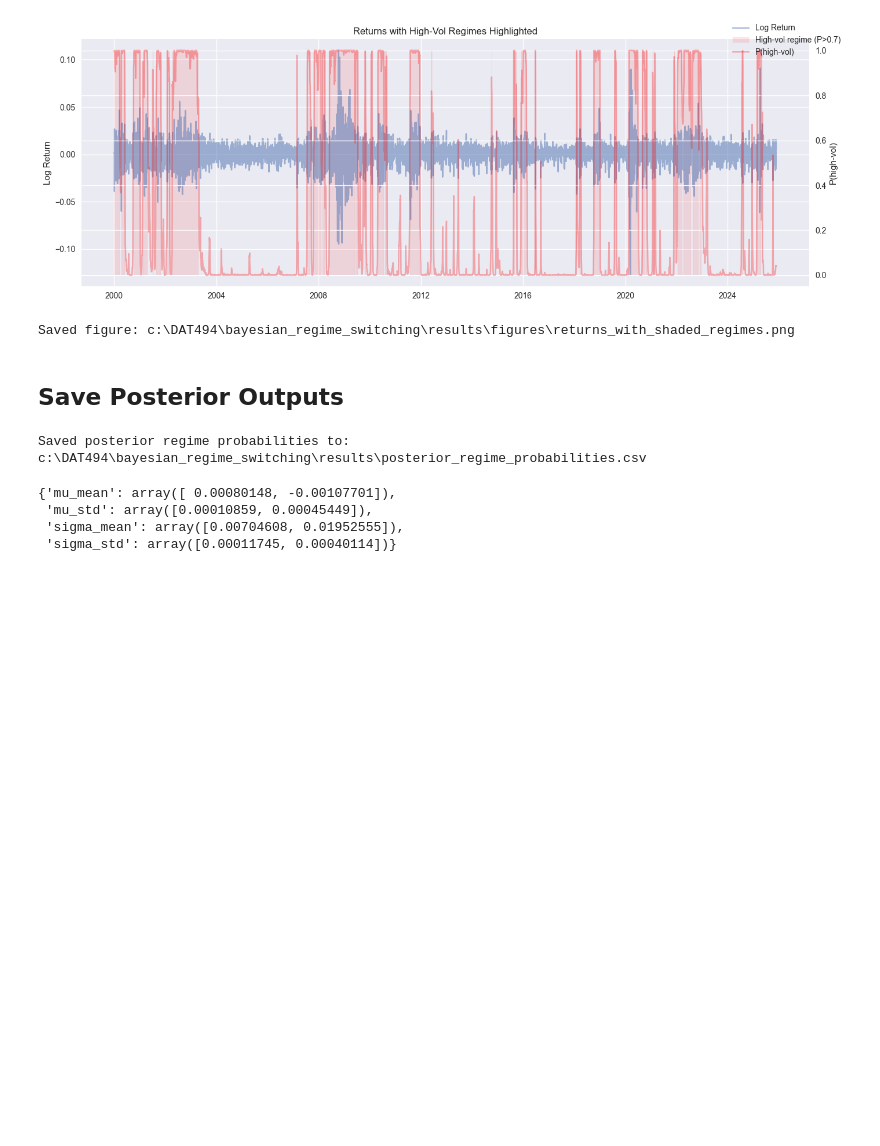
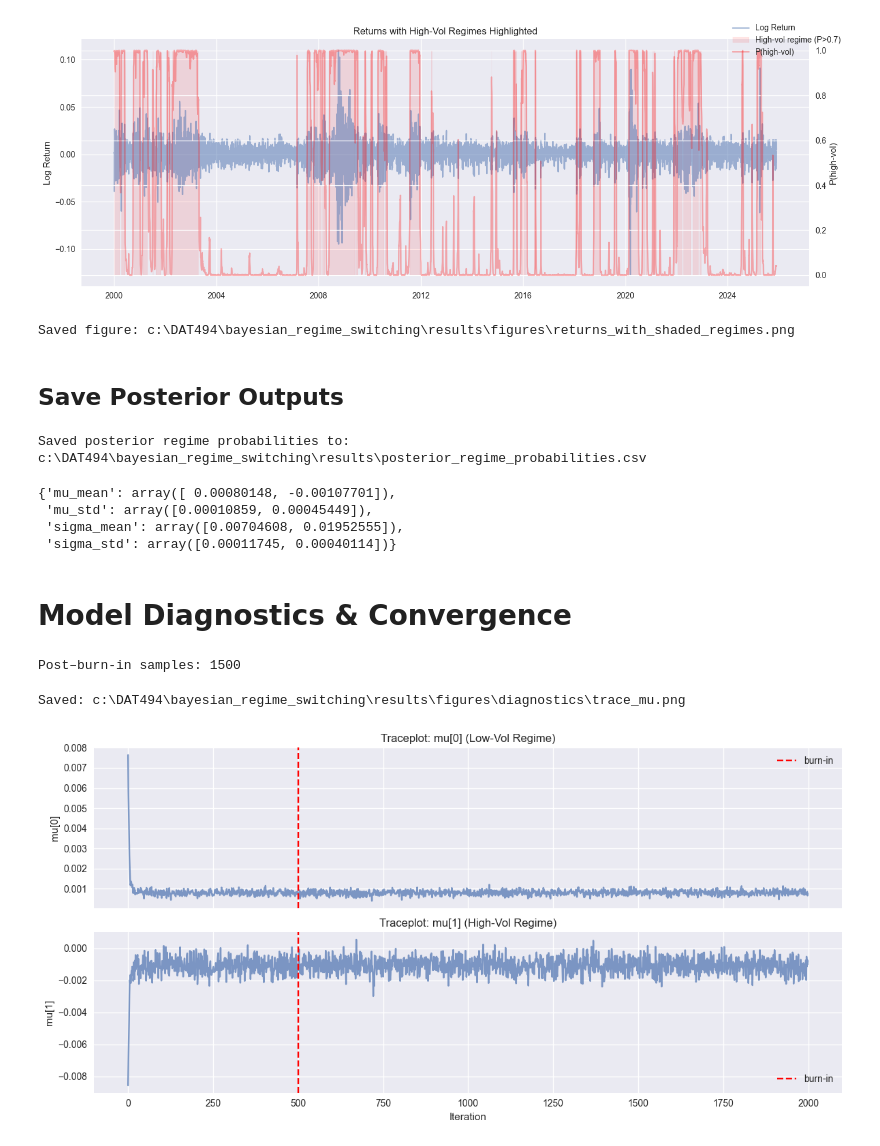
Before and after one commit to PranavPokar/bayesian_regime_switching, a Jupyter notebook: notebooks/03_bayesian_hmm_model.ipynb, the cells around one changed output. Drawn from its saved outputs; the diff is of its cells as text; code cells hidden in the pictures; blank space fills up the shorter version.

Commit message:
Add Bayesian HMM convergence diagnostics (traceplots, ACF, ESS)

```diff
--- a/notebooks/03_bayesian_hmm_model.ipynb
+++ b/notebooks/03_bayesian_hmm_model.ipynb
@@ -489,3 +489,51 @@ Saved posterior regime probabilities to: c:\DAT494\bayesian_regime_switching\res
  'mu_std': array([0.00010859, 0.00045449]),
  'sigma_mean': array([0.00704608, 0.01952555]),
  'sigma_std': array([0.00011745, 0.00040114])}
+# %% [markdown]
+# Model Diagnostics & Convergence
+# %%
+import os
+import matplotlib.pyplot as plt
+
+diag_dir = os.path.join(FIGURES_DIR, "diagnostics")
+os.makedirs(diag_dir, exist_ok=True)
+
+plt.style.use("seaborn-v0_8")
+
+
+# Burn-in already defined above, e.g. burn_in = 500
+mus_post = samples_mus[burn_in:, :]                    # (N_post, 2)
+sigmas_post = np.sqrt(samples_sigmas2[burn_in:, :])    # convert to std
+A_post = samples_A[burn_in:, :, :]                     # (N_post, 2, 2)
+
+N_post = mus_post.shape[0]
+print("Post–burn-in samples:", N_post)
+# %% [output]
+Post–burn-in samples: 1500
+# %%
+# Traceplot for mu[0] and mu[1]
+fig, axes = plt.subplots(2, 1, figsize=(12, 6), sharex=True)
+
+# mu[0]
+axes[0].plot(samples_mus[:, 0], alpha=0.7)
+axes[0].axvline(burn_in, color="red", linestyle="--", label="burn-in")
+axes[0].set_title("Traceplot: mu[0] (Low-Vol Regime)")
+axes[0].set_ylabel("mu[0]")
+axes[0].legend()
+
+# mu[1]
+axes[1].plot(samples_mus[:, 1], alpha=0.7)
+axes[1].axvline(burn_in, color="red", linestyle="--", label="burn-in")
+axes[1].set_title("Traceplot: mu[1] (High-Vol Regime)")
+axes[1].set_ylabel("mu[1]")
+axes[1].set_xlabel("Iteration")
+axes[1].legend()
+
+plt.tight_layout()
+
+save_path = os.path.join(diag_dir, "trace_mu.png")
+fig.savefig(save_path, dpi=200)
+print("Saved:", save_path)
+# %% [output]
+Saved: c:\DAT494\bayesian_regime_switching\results\figures\diagnostics\trace_mu.png
+[figure, added]
```
Also changed, not shown: parts of 15 cells of this notebook, 6 other files.
